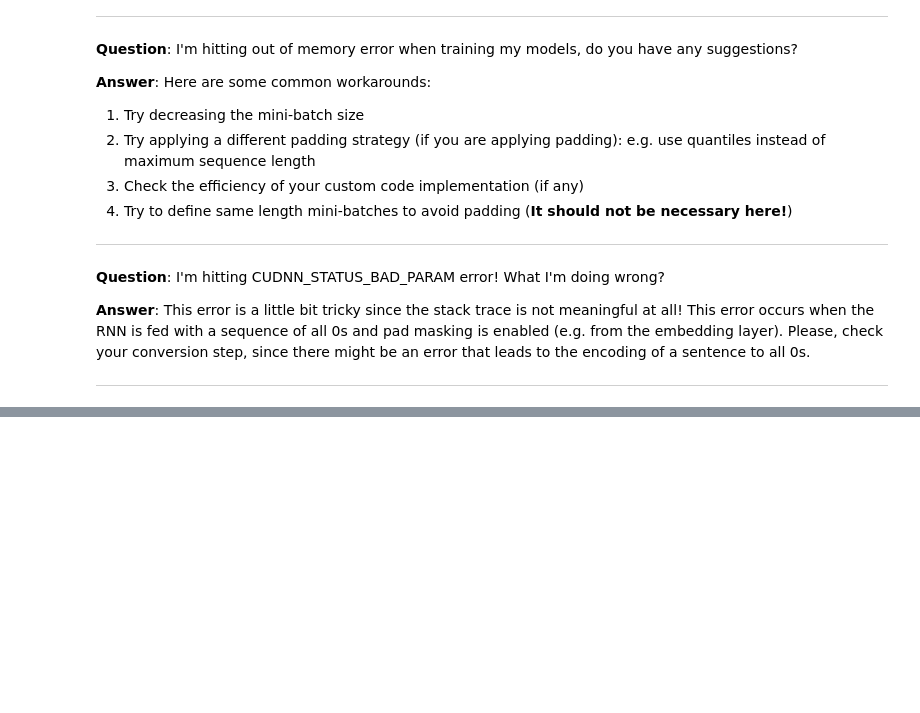
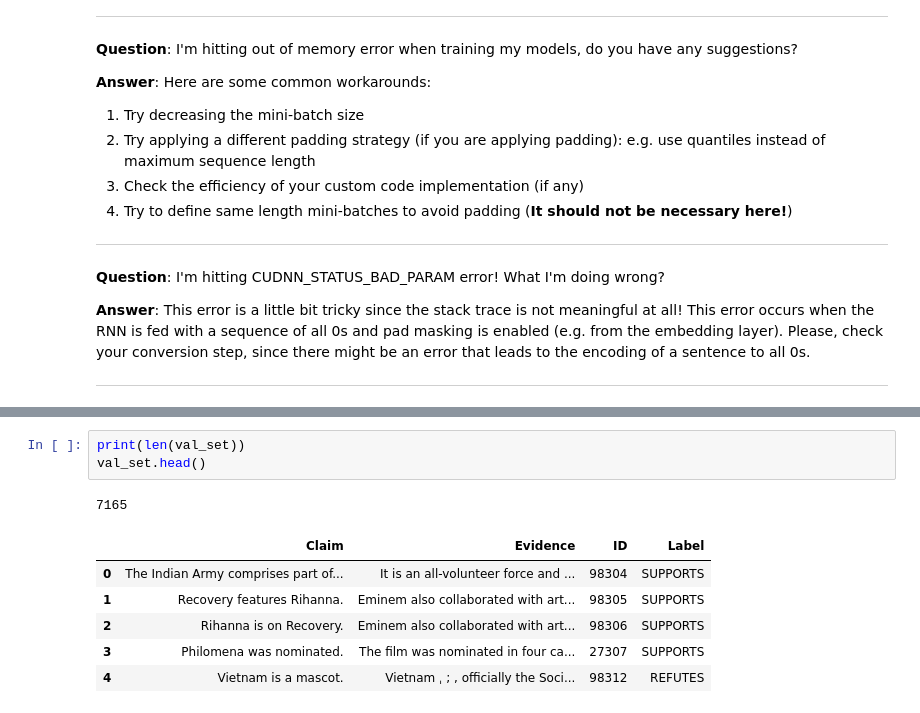
Before and after one commit to younik/fact-checking, a Jupyter notebook: fact-checking/Assignment_2.ipynb, the cells around one changed output, grey strips where cells are left out. Cells and saved outputs as stored; diff of their text form; blank space fills up the shorter version.

```diff
--- a/fact-checking/Assignment_2.ipynb
+++ b/fact-checking/Assignment_2.ipynb
@@ -536,0 +486,11 @@ Professor:
+# %%
+print(len(val_set))
+val_set.head()
+# %% [output]
+7165
+|  | Claim | Evidence | ID | Label |
+| 0 | The Indian Army comprises part of... | It is an all-volunteer force and ... | 98304 | SUPPORTS |
+| 1 | Recovery features Rihanna. | Eminem also collaborated with art... | 98305 | SUPPORTS |
+| 2 | Rihanna is on Recovery. | Eminem also collaborated with art... | 98306 | SUPPORTS |
+| 3 | Philomena was nominated. | The film was nominated in four ca... | 27307 | SUPPORTS |
+| 4 | Vietnam is a mascot. | Vietnam ˌ ; , officially the Soci... | 98312 | REFUTES |
```
Also changed, not shown: parts of 40 cells of this notebook.
